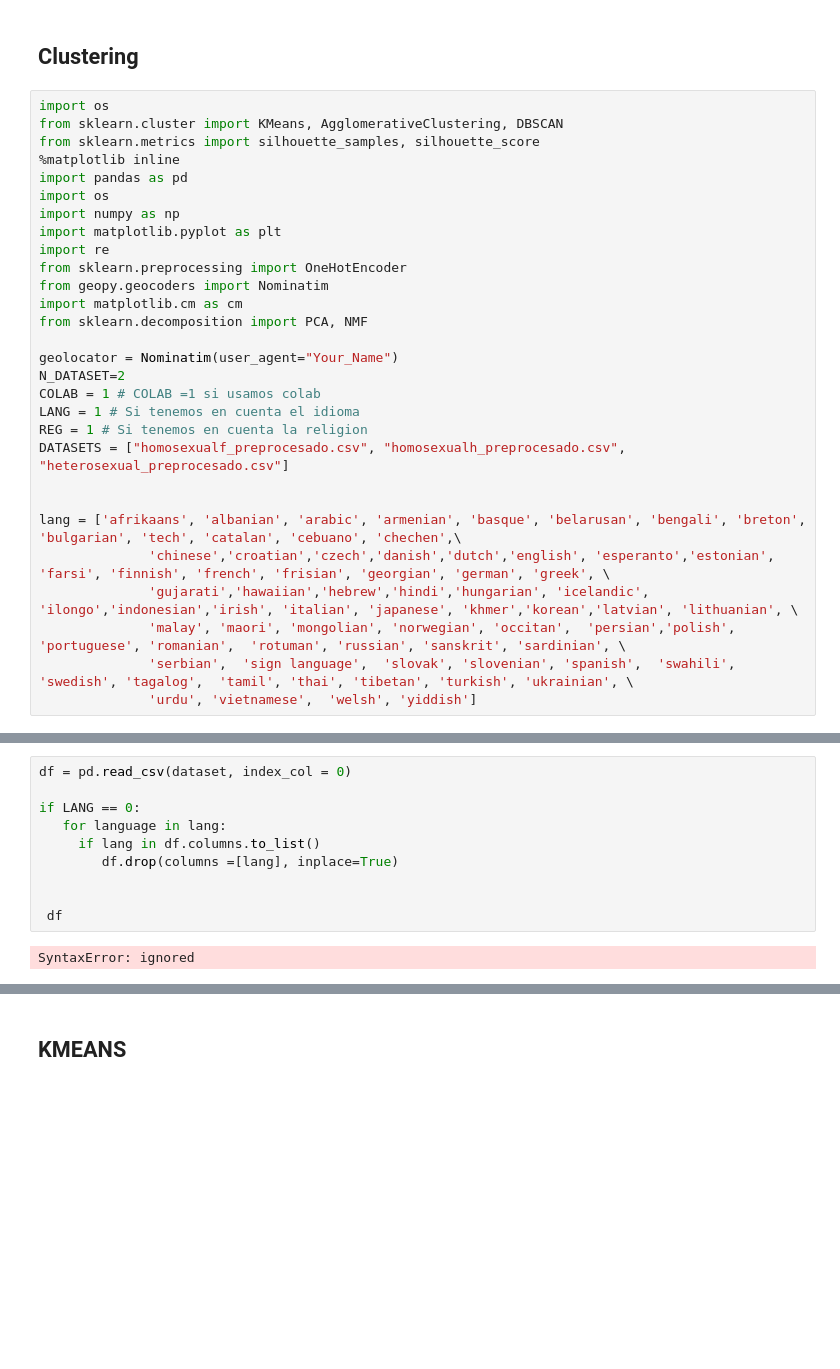
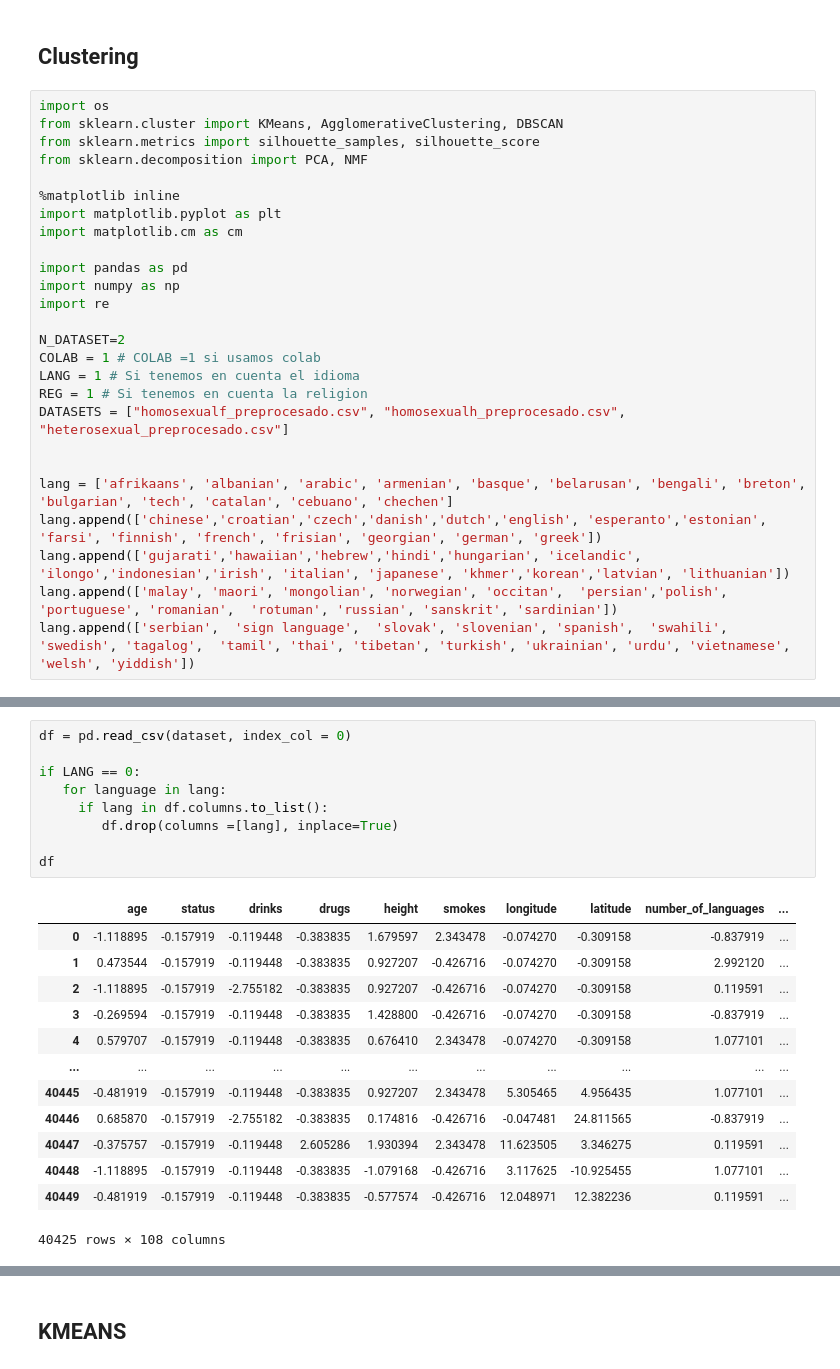
Before and after one commit to IciaCarroBarallobre/AprendizajeNoSupervisado, a Jupyter notebook: Clustering.ipynb, the cells around one changed output, grey strips where cells are left out. Cells and saved outputs as stored; diff of their text form; blank space fills up the shorter version.

```diff
--- a/Clustering.ipynb
+++ b/Clustering.ipynb
@@ -4,18 +4,16 @@
 import os
 from sklearn.cluster import KMeans, AgglomerativeClustering, DBSCAN
 from sklearn.metrics import silhouette_samples, silhouette_score
-%matplotlib inline
-import pandas as pd
-import os
-import numpy as np
-import matplotlib.pyplot as plt
-import re
-from sklearn.preprocessing import OneHotEncoder
-from geopy.geocoders import Nominatim
-import matplotlib.cm as cm
 from sklearn.decomposition import PCA, NMF
 
-geolocator = Nominatim(user_agent="Your_Name")
+%matplotlib inline
+import matplotlib.pyplot as plt
+import matplotlib.cm as cm
+
+import pandas as pd
+import numpy as np
+import re
+
 N_DATASET=2
 COLAB = 1 # COLAB =1 si usamos colab
 LANG = 1 # Si tenemos en cuenta el idioma
@@ -23,12 +21,11 @@ REG = 1 # Si tenemos en cuenta la religion
 DATASETS = ["homosexualf_preprocesado.csv", "homosexualh_preprocesado.csv", "heterosexual_preprocesado.csv"]
 
 
-lang = ['afrikaans', 'albanian', 'arabic', 'armenian', 'basque', 'belarusan', 'bengali', 'breton', 'bulgarian', 'tech', 'catalan', 'cebuano', 'chechen',\
-              'chinese','croatian','czech','danish','dutch','english', 'esperanto','estonian', 'farsi', 'finnish', 'french', 'frisian', 'georgian', 'german', 'greek', \
-              'gujarati','hawaiian','hebrew','hindi','hungarian', 'icelandic', 'ilongo','indonesian','irish', 'italian', 'japanese', 'khmer','korean','latvian', 'lithuanian', \
-              'malay', 'maori', 'mongolian', 'norwegian', 'occitan',  'persian','polish', 'portuguese', 'romanian',  'rotuman', 'russian', 'sanskrit', 'sardinian', \
-              'serbian',  'sign language',  'slovak', 'slovenian', 'spanish',  'swahili', 'swedish', 'tagalog',  'tamil', 'thai', 'tibetan', 'turkish', 'ukrainian', \
-              'urdu', 'vietnamese',  'welsh', 'yiddish']
+lang = ['afrikaans', 'albanian', 'arabic', 'armenian', 'basque', 'belarusan', 'bengali', 'breton', 'bulgarian', 'tech', 'catalan', 'cebuano', 'chechen']
+lang.append(['chinese','croatian','czech','danish','dutch','english', 'esperanto','estonian', 'farsi', 'finnish', 'french', 'frisian', 'georgian', 'german', 'greek'])
+lang.append(['gujarati','hawaiian','hebrew','hindi','hungarian', 'icelandic', 'ilongo','indonesian','irish', 'italian', 'japanese', 'khmer','korean','latvian', 'lithuanian'])
+lang.append(['malay', 'maori', 'mongolian', 'norwegian', 'occitan',  'persian','polish', 'portuguese', 'romanian',  'rotuman', 'russian', 'sanskrit', 'sardinian'])
+lang.append(['serbian',  'sign language',  'slovak', 'slovenian', 'spanish',  'swahili', 'swedish', 'tagalog',  'tamil', 'thai', 'tibetan', 'turkish', 'ukrainian', 'urdu', 'vietnamese',  'welsh', 'yiddish'])
 # %%
 if COLAB:
     from google.colab import drive
@@ -46,13 +45,24 @@ Mounted at /content/drive
 # %%
 df = pd.read_csv(dataset, index_col = 0)
 
 if LANG == 0:
    for language in lang:
-     if lang in df.columns.to_list()
+     if lang in df.columns.to_list():
         df.drop(columns =[lang], inplace=True)
 
-
- df
+df
 # %% [output]
+|  | age | status | drinks | drugs | height | smokes | longitude | latitude | number_of_languages | ... |
+| 0 | -1.118895 | -0.157919 | -0.119448 | -0.383835 | 1.679597 | 2.343478 | -0.074270 | -0.309158 | -0.837919 | ... |
+| 1 | 0.473544 | -0.157919 | -0.119448 | -0.383835 | 0.927207 | -0.426716 | -0.074270 | -0.309158 | 2.992120 | ... |
+| 2 | -1.118895 | -0.157919 | -2.755182 | -0.383835 | 0.927207 | -0.426716 | -0.074270 | -0.309158 | 0.119591 | ... |
+| 3 | -0.269594 | -0.157919 | -0.119448 | -0.383835 | 1.428800 | -0.426716 | -0.074270 | -0.309158 | -0.837919 | ... |
+| 4 | 0.579707 | -0.157919 | -0.119448 | -0.383835 | 0.676410 | 2.343478 | -0.074270 | -0.309158 | 1.077101 | ... |
+| ... | ... | ... | ... | ... | ... | ... | ... | ... | ... | ... |
+| 40445 | -0.481919 | -0.157919 | -0.119448 | -0.383835 | 0.927207 | 2.343478 | 5.305465 | 4.956435 | 1.077101 | ... |
+| 40446 | 0.685870 | -0.157919 | -2.755182 | -0.383835 | 0.174816 | -0.426716 | -0.047481 | 24.811565 | -0.837919 | ... |
+| 40447 | -0.375757 | -0.157919 | -0.119448 | 2.605286 | 1.930394 | 2.343478 | 11.623505 | 3.346275 | 0.119591 | ... |
+| 40448 | -1.118895 | -0.157919 | -0.119448 | -0.383835 | -1.079168 | -0.426716 | 3.117625 | -10.925455 | 1.077101 | ... |
+| 40449 | -0.481919 | -0.157919 | -0.119448 | -0.383835 | -0.577574 | -0.426716 | 12.048971 | 12.382236 | 0.119591 | ... |
-SyntaxError: ignored
+40425 rows × 108 columns
 # %%
```
Also changed, not shown: parts of 7 cells of this notebook.
